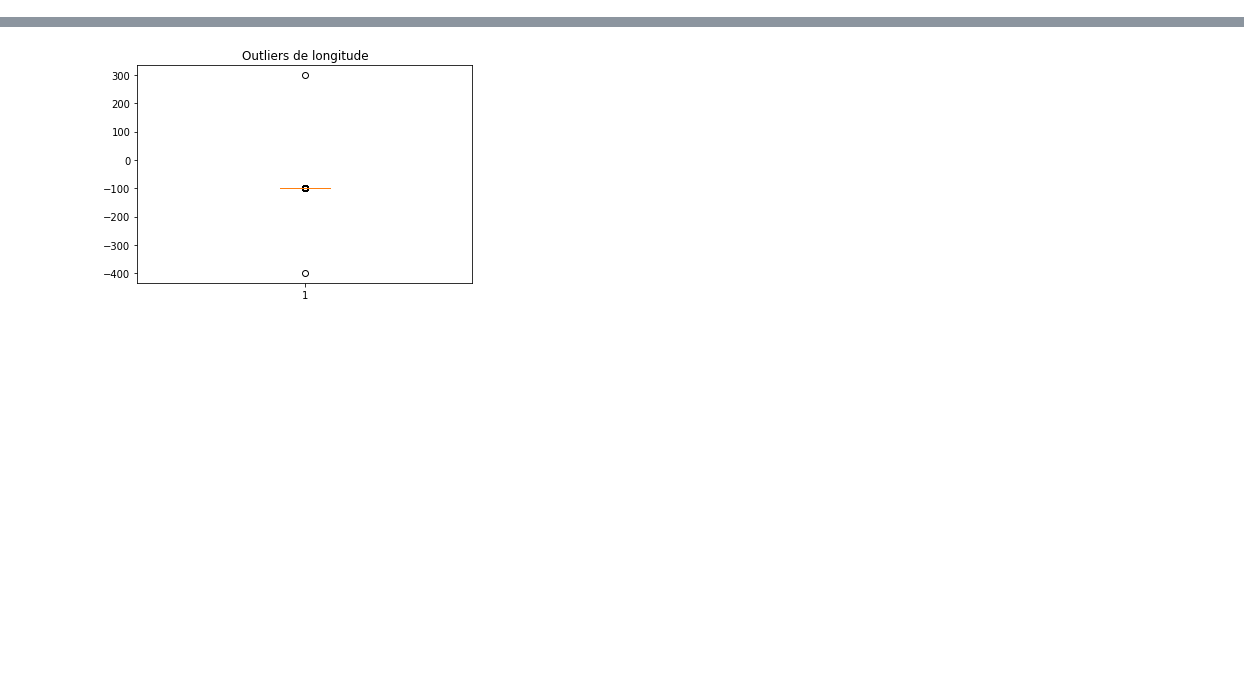
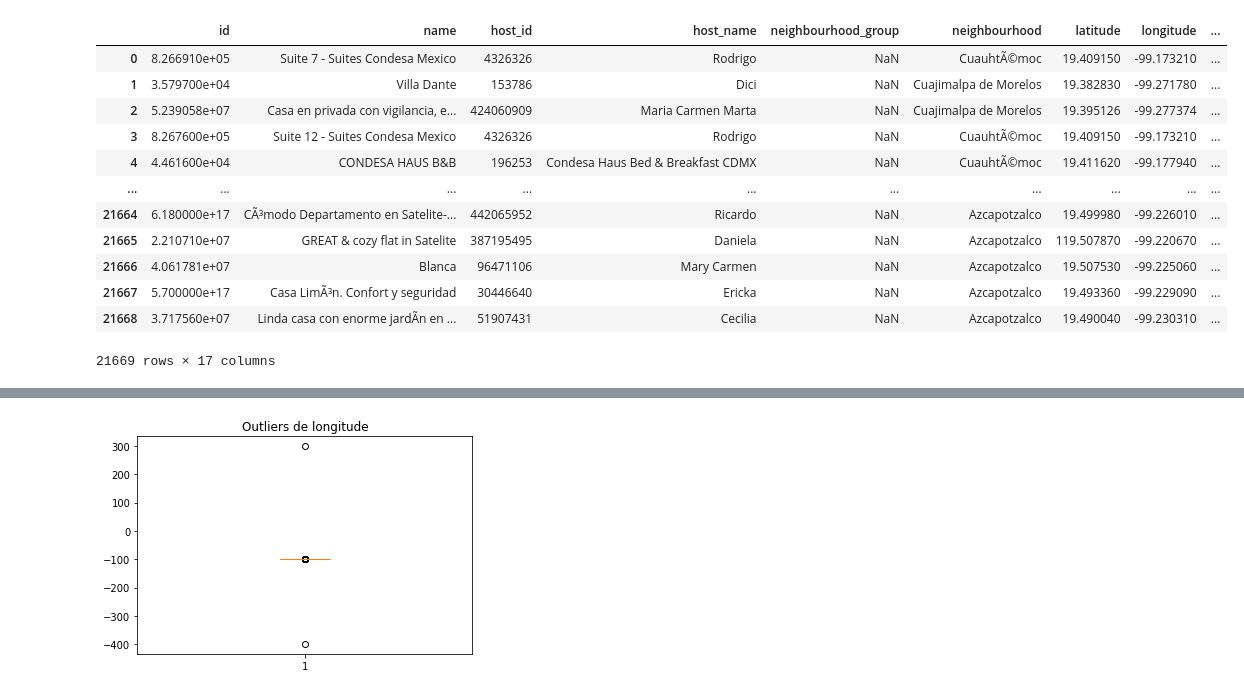
Before and after one commit to gabycantu/AIRBNB_Etapa1, a Jupyter notebook: Etapa1.ipynb, the cells around one changed output, grey strips where cells are left out. Saved outputs shown, nothing was run; the diff lists cells and outputs as text; code cells hidden in the pictures; blank space fills up the shorter version.

```diff
--- a/Etapa1.ipynb
+++ b/Etapa1.ipynb
@@ -85,7 +416,21 @@ valores_nulos
 # %%
 #Rellenar con el valor de media de la columna los valores nulos de la columna
-data["reviews_per_month"]=data["reviews_per_month"].fillna(round(data["reviews_per_month"].mean(),1))
+data["reviews_per_month"]=data["reviews_per_month"].fillna(round(data["reviews_per_month"].mean(),2))
 data
+# %% [output]
+|  | id | name | host_id | host_name | neighbourhood_group | neighbourhood | latitude | longitude | ... |
+| 0 | 8.266910e+05 | Suite 7 - Suites Condesa Mexico | 4326326 | Rodrigo | NaN | CuauhtÃ©moc | 19.409150 | -99.173210 | ... |
+| 1 | 3.579700e+04 | Villa Dante | 153786 | Dici | NaN | Cuajimalpa de Morelos | 19.382830 | -99.271780 | ... |
+| 2 | 5.239058e+07 | Casa en privada con vigilancia, e... | 424060909 | Maria Carmen Marta | NaN | Cuajimalpa de Morelos | 19.395126 | -99.277374 | ... |
+| 3 | 8.267600e+05 | Suite 12 - Suites Condesa Mexico | 4326326 | Rodrigo | NaN | CuauhtÃ©moc | 19.409150 | -99.173210 | ... |
+| 4 | 4.461600e+04 | CONDESA HAUS B&B | 196253 | Condesa Haus Bed & Breakfast CDMX | NaN | CuauhtÃ©moc | 19.411620 | -99.177940 | ... |
+| ... | ... | ... | ... | ... | ... | ... | ... | ... | ... |
+| 21664 | 6.180000e+17 | CÃ³modo Departamento en Satelite-... | 442065952 | Ricardo | NaN | Azcapotzalco | 19.499980 | -99.226010 | ... |
+| 21665 | 2.210710e+07 | GREAT & cozy flat in Satelite | 387195495 | Daniela | NaN | Azcapotzalco | 119.507870 | -99.220670 | ... |
+| 21666 | 4.061781e+07 | Blanca | 96471106 | Mary Carmen | NaN | Azcapotzalco | 19.507530 | -99.225060 | ... |
+| 21667 | 5.700000e+17 | Casa LimÃ³n. Confort y seguridad | 30446640 | Ericka | NaN | Azcapotzalco | 19.493360 | -99.229090 | ... |
+| 21668 | 3.717560e+07 | Linda casa con enorme jardÃ­n en ... | 51907431 | Cecilia | NaN | Azcapotzalco | 19.490040 | -99.230310 | ... |
+21669 rows × 17 columns
 # %%
 #Comprobar corrección de valores nulos
 valores_nulos=data.isnull().sum()
```
Also changed, not shown: parts of 76 cells of this notebook.
